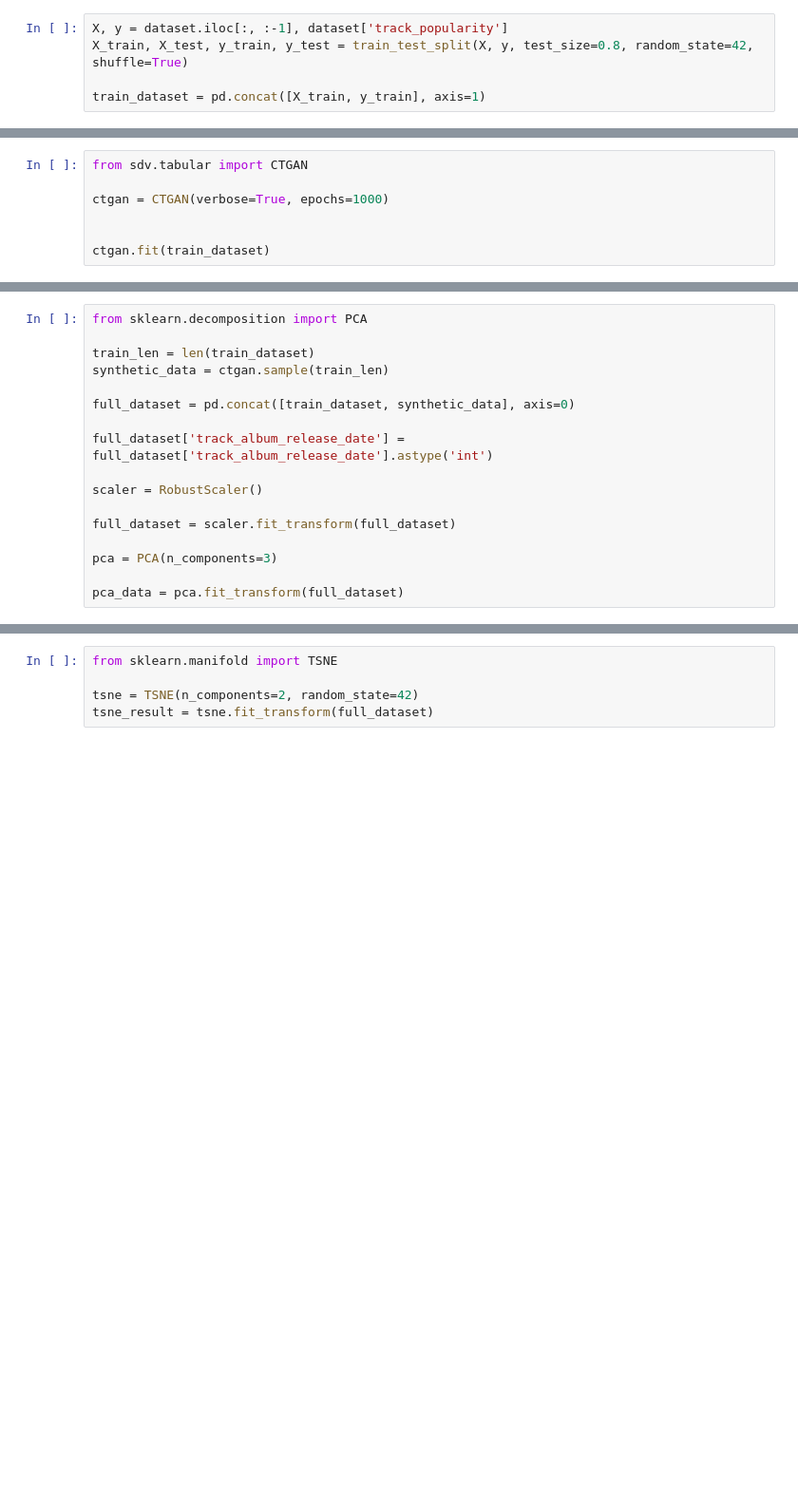
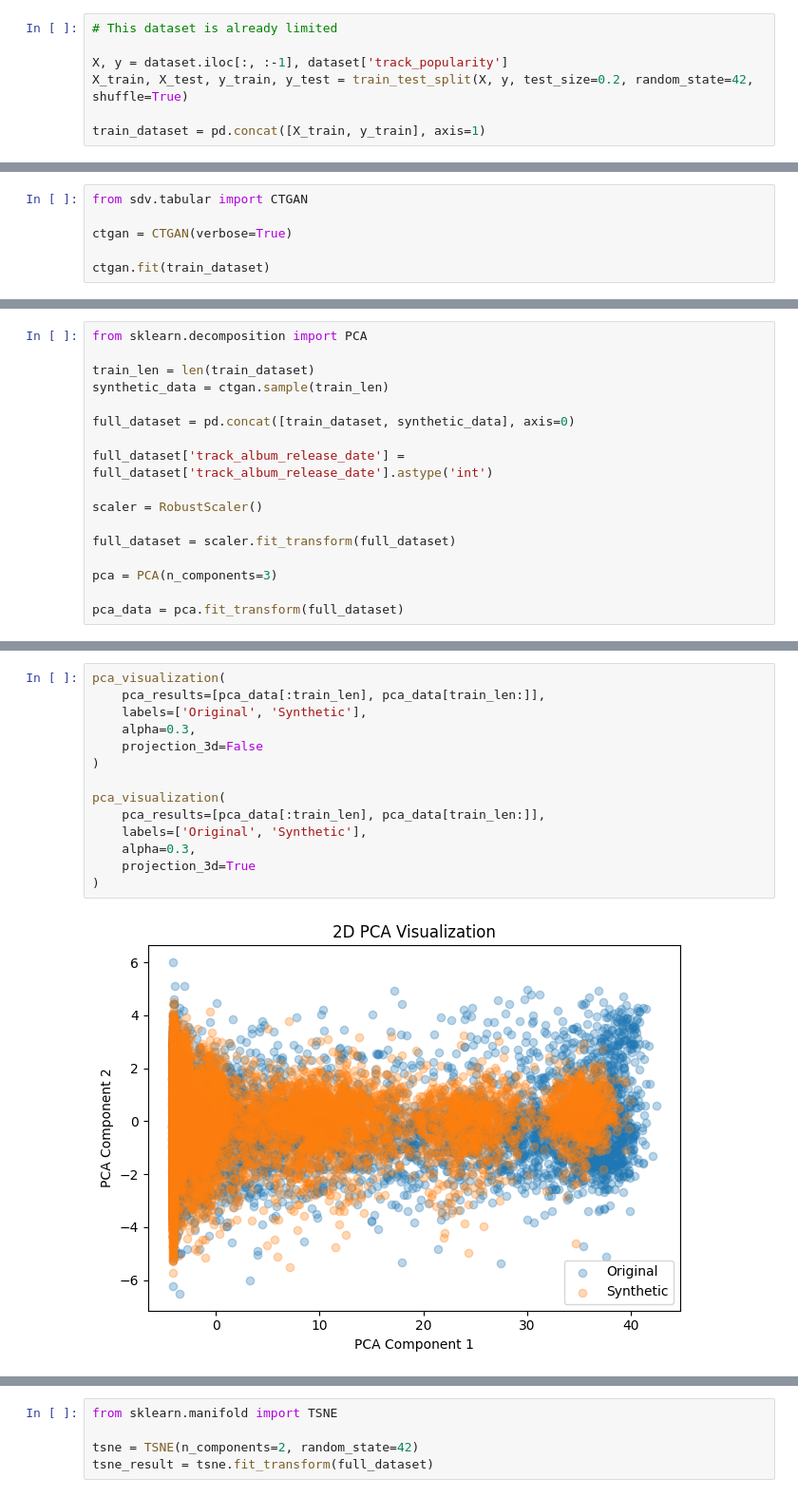
Before and after one commit to MertAtesmen/Tabular_GAN, a Jupyter notebook: notebooks/spotify_songs.ipynb, the cells around one changed output, grey strips where cells are left out. Shown at 95% size. Drawn from its saved outputs; the diff is of its cells as text; blank space fills up the shorter version.

Commit message:
Add credit card and update spotify_songs
- Added Spotitfy Songs Machine Learning Evaluation
- Added Credit Card dataset where the dataset was balanced
- Added more utilites

```diff
--- a/notebooks/spotify_songs.ipynb
+++ b/notebooks/spotify_songs.ipynb
@@ -158,8 +167,10 @@ dataset
 # %% [markdown]
 # Train Test Split
 # %%
+# This dataset is already limited
+
 X, y = dataset.iloc[:, :-1], dataset['track_popularity']
-X_train, X_test, y_train, y_test = train_test_split(X, y, test_size=0.8, random_state=42, shuffle=True)
+X_train, X_test, y_train, y_test = train_test_split(X, y, test_size=0.2, random_state=42, shuffle=True)
 
 train_dataset = pd.concat([X_train, y_train], axis=1)
 # %% [markdown]
@@ -167,8 +178,7 @@ train_dataset = pd.concat([X_train, y_train], axis=1)
 # %%
 from sdv.tabular import CTGAN
 
-ctgan = CTGAN(verbose=True, epochs=1000)
-
+ctgan = CTGAN(verbose=True)
 
 ctgan.fit(train_dataset)
 # %% [markdown]
@@ -217,0 +203,16 @@ plt.show()
+# %%
+pca_visualization(
+    pca_results=[pca_data[:train_len], pca_data[train_len:]],
+    labels=['Original', 'Synthetic'],
+    alpha=0.3,
+    projection_3d=False
+)
+
+pca_visualization(
+    pca_results=[pca_data[:train_len], pca_data[train_len:]],
+    labels=['Original', 'Synthetic'],
+    alpha=0.3,
+    projection_3d=True
+)
+# %% [output]
+[figure, added]
```
Also changed, not shown: parts of 16 cells of this notebook, 7 other files.
